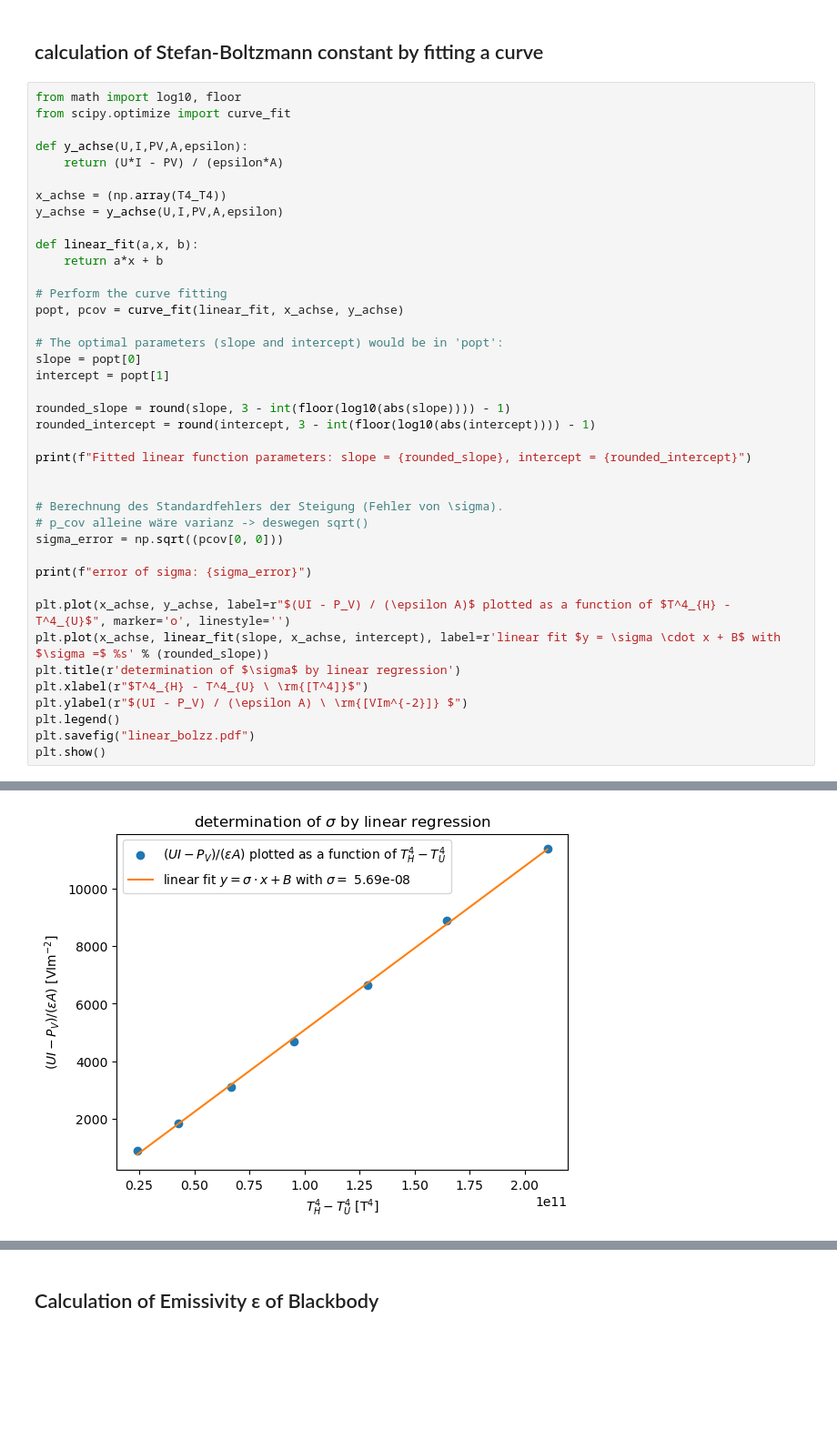
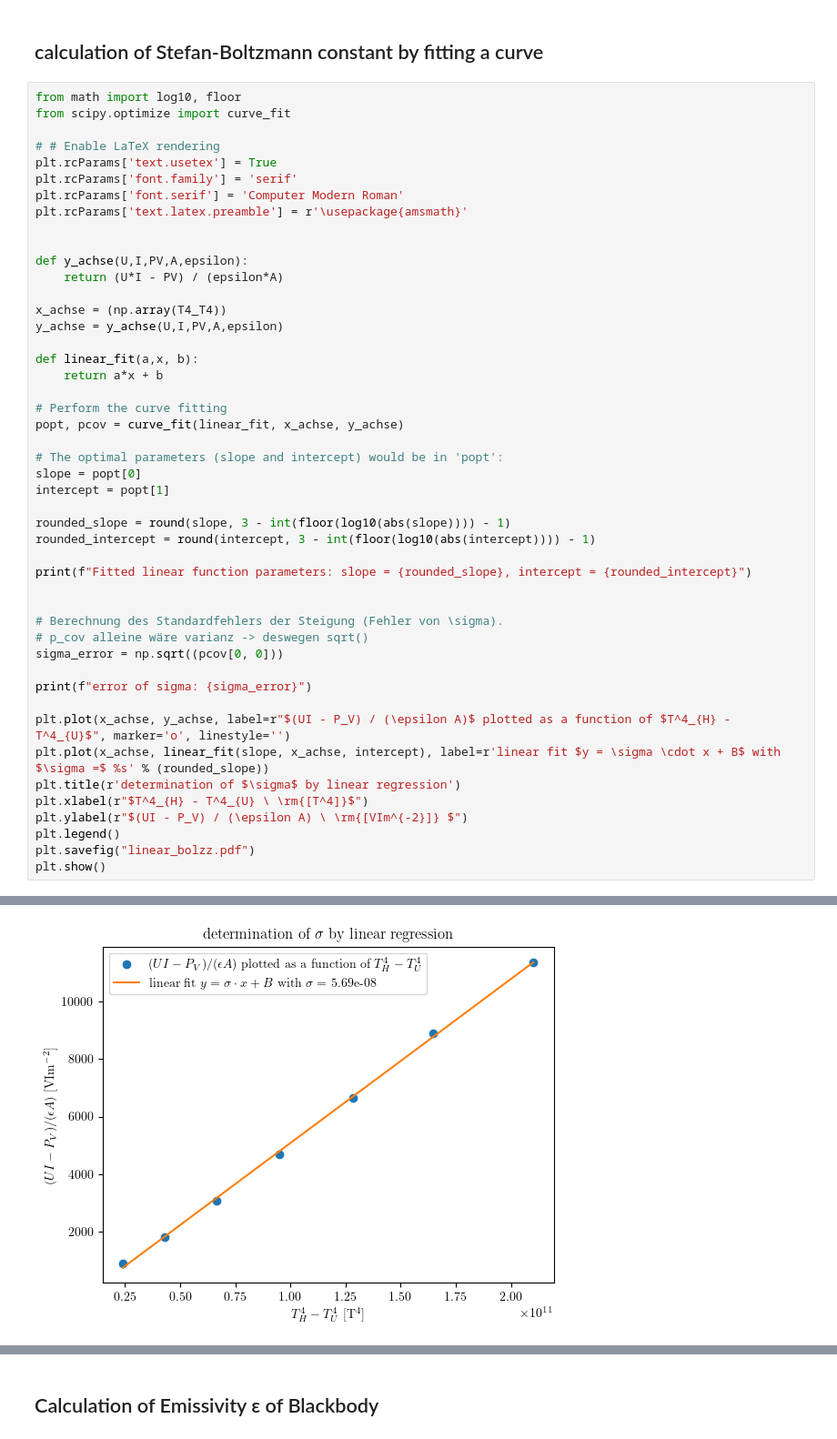
Before and after one commit to linuswespunibas/stefan_boltzmann_constant, a Jupyter notebook: boltzmann.ipynb, the cells around one changed output, grey strips where cells are left out. Shown at 91% size. Cells and saved outputs as stored; diff of their text form; blank space fills up the shorter version.

Commit message:
latex font

```diff
--- a/boltzmann.ipynb
+++ b/boltzmann.ipynb
@@ -144,6 +144,13 @@ error sigma:             5.687234152602199e-09
 # %%
 from math import log10, floor
 from scipy.optimize import curve_fit
+
+# # Enable LaTeX rendering
+plt.rcParams['text.usetex'] = True
+plt.rcParams['font.family'] = 'serif'
+plt.rcParams['font.serif'] = 'Computer Modern Roman'
+plt.rcParams['text.latex.preamble'] = r'\usepackage{amsmath}'
+
 
 def y_achse(U,I,PV,A,epsilon):
     return (U*I - PV) / (epsilon*A)
@@ -157,34 +164,34 @@ def linear_fit(a,x, b):
 # Perform the curve fitting
 popt, pcov = curve_fit(linear_fit, x_achse, y_achse)
 
 # The optimal parameters (slope and intercept) would be in 'popt':
 slope = popt[0]
 intercept = popt[1]
 
 rounded_slope = round(slope, 3 - int(floor(log10(abs(slope)))) - 1)
 rounded_intercept = round(intercept, 3 - int(floor(log10(abs(intercept)))) - 1)
 
 print(f"Fitted linear function parameters: slope = {rounded_slope}, intercept = {rounded_intercept}")
 
 
 # Berechnung des Standardfehlers der Steigung (Fehler von \sigma).
 # p_cov alleine wäre varianz -> deswegen sqrt()
 sigma_error = np.sqrt((pcov[0, 0]))
 
 print(f"error of sigma: {sigma_error}")
 
 plt.plot(x_achse, y_achse, label=r"$(UI - P_V) / (\epsilon A)$ plotted as a function of $T^4_{H} - T^4_{U}$", marker='o', linestyle='')
 plt.plot(x_achse, linear_fit(slope, x_achse, intercept), label=r'linear fit $y = \sigma \cdot x + B$ with $\sigma =$ %s' % (rounded_slope))
 plt.title(r'determination of $\sigma$ by linear regression')
 plt.xlabel(r"$T^4_{H} - T^4_{U} \ \rm{[T^4]}$")
 plt.ylabel(r"$(UI - P_V) / (\epsilon A) \ \rm{[VIm^{-2}]} $")
 plt.legend()
 plt.savefig("linear_bolzz.pdf")
 plt.show()
 # %% [output]
 Fitted linear function parameters: slope = 5.69e-08, intercept = -607.0
 error of sigma: 6.608002503944575e-10
-[figure, old version]
+[figure, new version]
 # %%
 # Berechnung von R^2 und P value
 import numpy as np
```
Also changed, not shown: parts of 6 cells of this notebook, 2 other files.
